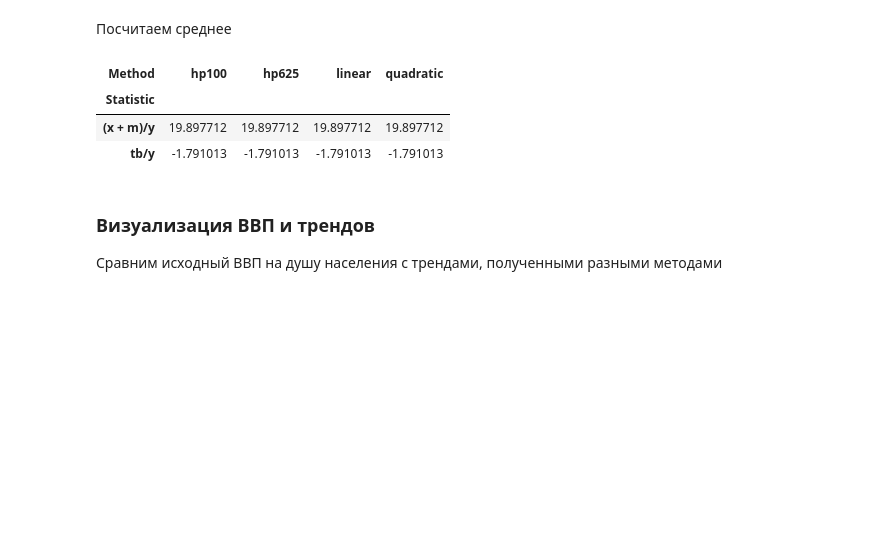
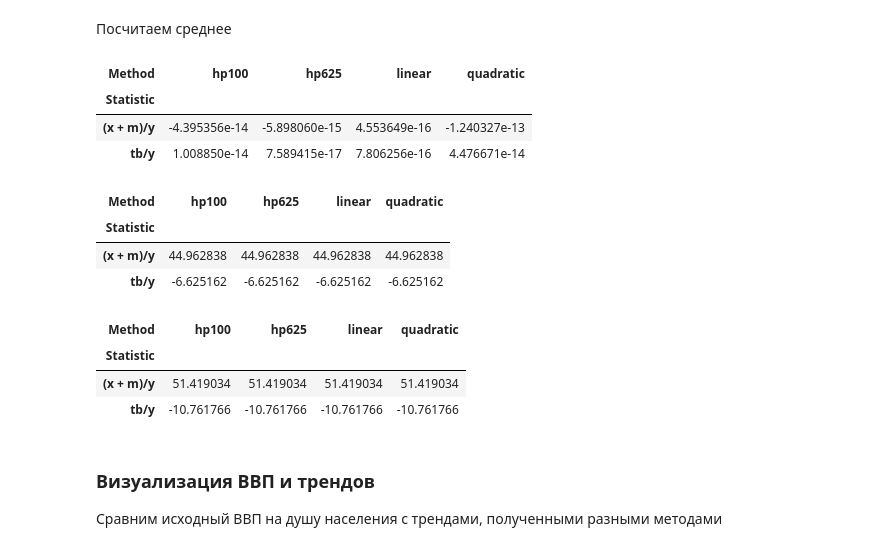
Before and after one commit to tobaffoon/CycleEvaluation, a Jupyter notebook: main.ipynb, the cells around one changed output. Cells and saved outputs as stored; diff of their text form; code cells hidden in the pictures; blank space fills up the shorter version.

```diff
--- a/main.ipynb
+++ b/main.ipynb
@@ -504,36 +560,50 @@ means_statistics_names = ['trade_balance_share', 'international_share']
 def calculate_business_cycle_means(df):
     means_data = []
 
     for method in method_names:
         for statistic_name in means_statistics_names:
-            statistic = df[f'{statistic_name}_{method}_trend']
+            statistic = df[f'{statistic_name}_{method}_cyclical']
 
 
             mean = np.mean(statistic) * 100
             mean_dict = {
                 'Statistic': short_names[statistic_name],
                 'Method': method,
                 'Mean': mean
             }
             means_data.append(mean_dict)
 
     corr_df = pd.DataFrame(means_data)
     result_df = corr_df.pivot(index='Statistic',
                               columns='Method',
                               values='Mean')
 
     return result_df
 
 use_means = calculate_business_cycle_means(usa_dedf)
 greece_means = calculate_business_cycle_means(greece_dedf)
 car_means = calculate_business_cycle_means(car_dedf)
 
 use_means
 # %% [output]
 | Method | hp100 | hp625 | linear | quadratic |
 | Statistic |  |  |  |  |
-| (x + m)/y | 19.897712 | 19.897712 | 19.897712 | 19.897712 |
-| tb/y | -1.791013 | -1.791013 | -1.791013 | -1.791013 |
+| (x + m)/y | -4.395356e-14 | -5.898060e-15 | 4.553649e-16 | -1.240327e-13 |
+| tb/y | 1.008850e-14 | 7.589415e-17 | 7.806256e-16 | 4.476671e-14 |
+# %%
+greece_means
+# %% [output]
+| Method | hp100 | hp625 | linear | quadratic |
+| Statistic |  |  |  |  |
+| (x + m)/y | 44.962838 | 44.962838 | 44.962838 | 44.962838 |
+| tb/y | -6.625162 | -6.625162 | -6.625162 | -6.625162 |
+# %%
+car_means
+# %% [output]
+| Method | hp100 | hp625 | linear | quadratic |
+| Statistic |  |  |  |  |
+| (x + m)/y | 51.419034 | 51.419034 | 51.419034 | 51.419034 |
+| tb/y | -10.761766 | -10.761766 | -10.761766 | -10.761766 |
 # %% [markdown]
 ### Визуализация ВВП и трендов
 
```
Also changed, not shown: parts of 4 cells of this notebook, 5 other files.
